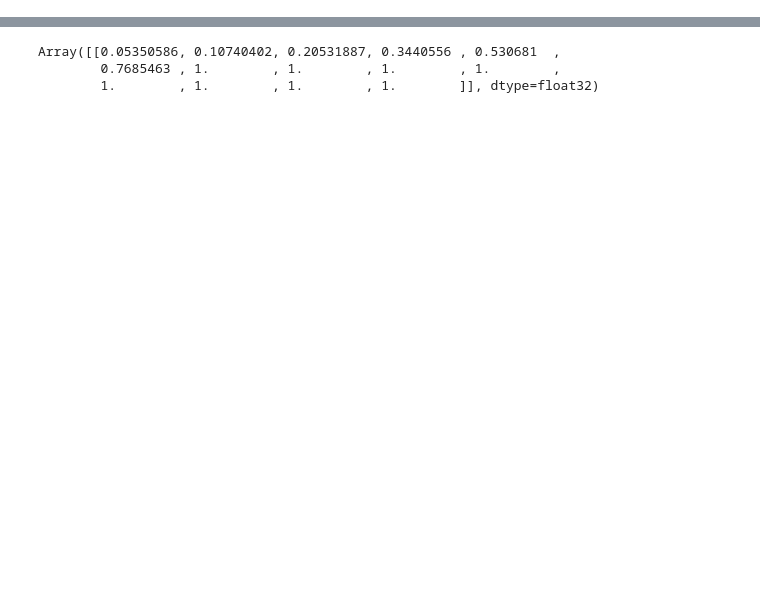
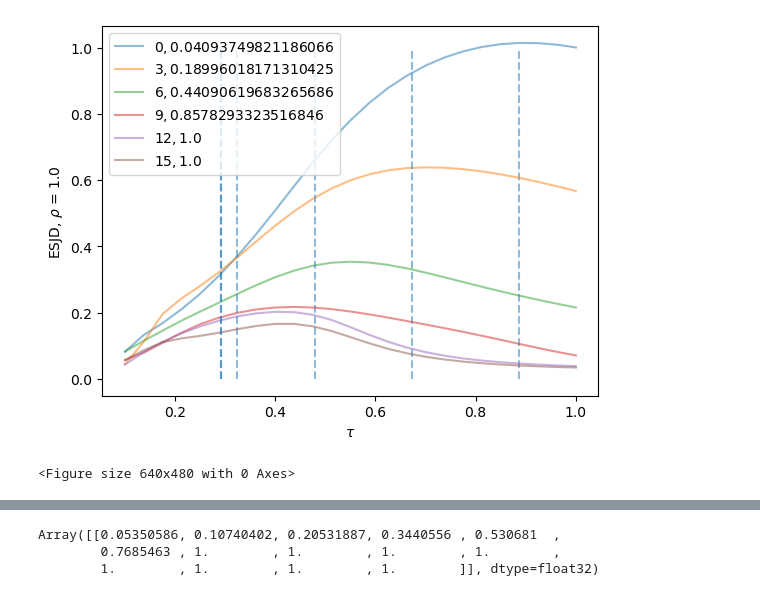
Before and after one commit to ylefay/adaptive_smc_tempering, a Jupyter notebook: adaptive_smc/experiments_bis/uncoupled_ar_rw_proposal/Untitled.ipynb, the cells around one changed output, grey strips where cells are left out. Cells and saved outputs as stored; diff of their text form; code cells hidden in the pictures; blank space fills up the shorter version.

```diff
--- a/adaptive_smc/experiments_bis/uncoupled_ar_rw_proposal/Untitled.ipynb
+++ b/adaptive_smc/experiments_bis/uncoupled_ar_rw_proposal/Untitled.ipynb
@@ -91,0 +93,26 @@ array([ 0,  5, 10, -1])
+# %%
+def slice_esjd(idx=0, slic=-1, axis=0):
+    grid = tau_grid if axis==0 else rho_grid
+    t = PKLs[idx]['res'][5].shape[1]
+    vals = PKLs[idx]['res'][5].mean(axis=0)
+    vals = vals.reshape((t, rho_grid.shape[0], tau_grid.shape[0]))
+    dim = PKLs[idx]['res'][0].shape[-1]
+    for t in np.arange(0, vals.shape[0], 3):
+        my_slice = vals[t, slic, :] if axis==0 else vals[t,:, slic]
+        lmbd = PKLs[idx]['res'][6].mean(axis=0)[t]
+        plt.plot(grid, my_slice, label=rf"${t}, {lmbd}$", alpha=0.5)
+        sigmasq = (0.3**(-1)-1)**(-1)
+        if axis==0:
+            plt.vlines(x=2.38/np.sqrt(dim) * (lmbd*sigmasq**(-1)+1)**(-1), ymin=0, ymax=1,  linestyle="--", alpha=0.5)
+    plt.legend()
+    xlabel = r"$\tau$" if axis==0 else r"$\rho$"
+    oppositexlabel = r"$\rho$" if axis==0 else r"$\tau$"
+    plt.xlabel(xlabel)
+    plt.ylabel(r"ESJD, "+oppositexlabel+" = "+str(grid[slic]))
+    plt.show()
+    plt.clf()
+
+slice_esjd(0, -1)
+# %% [output]
+[figure, added]
+<Figure size 640x480 with 0 Axes>
```
Also changed, not shown: parts of 8 cells of this notebook, 25 other files.
